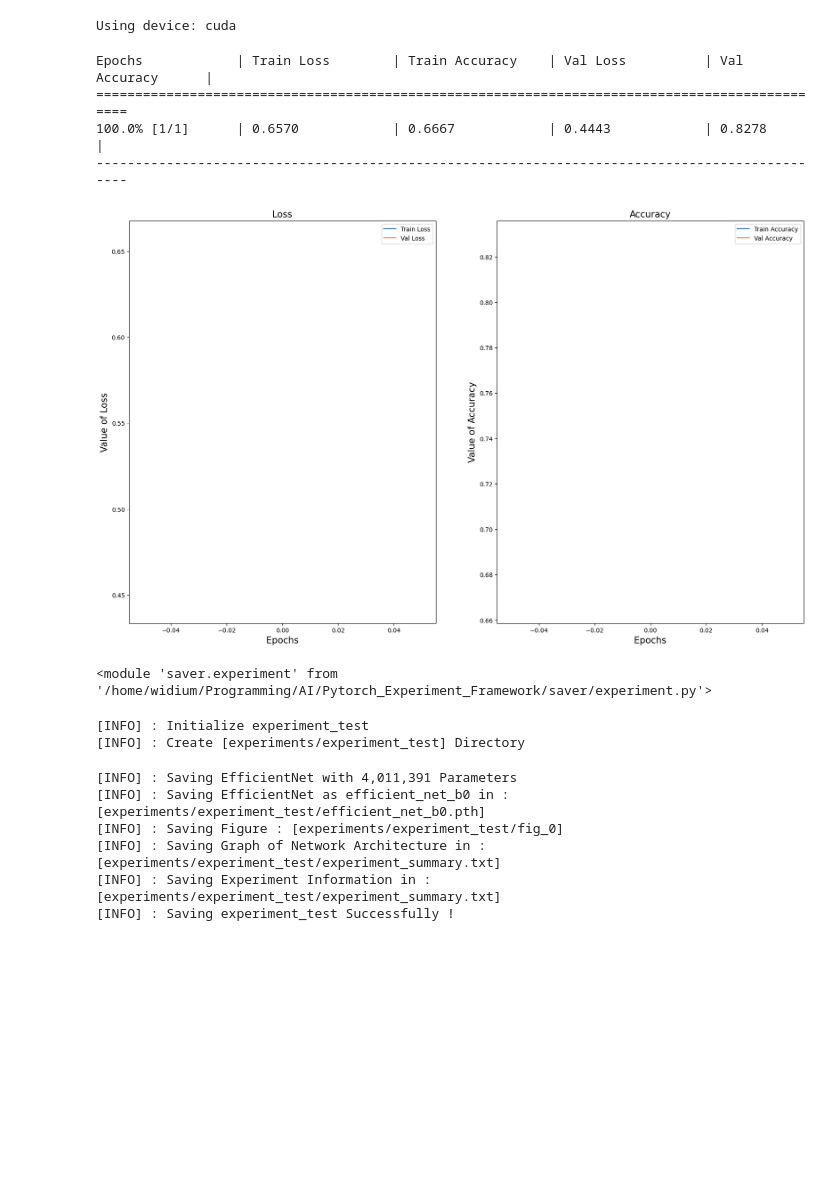
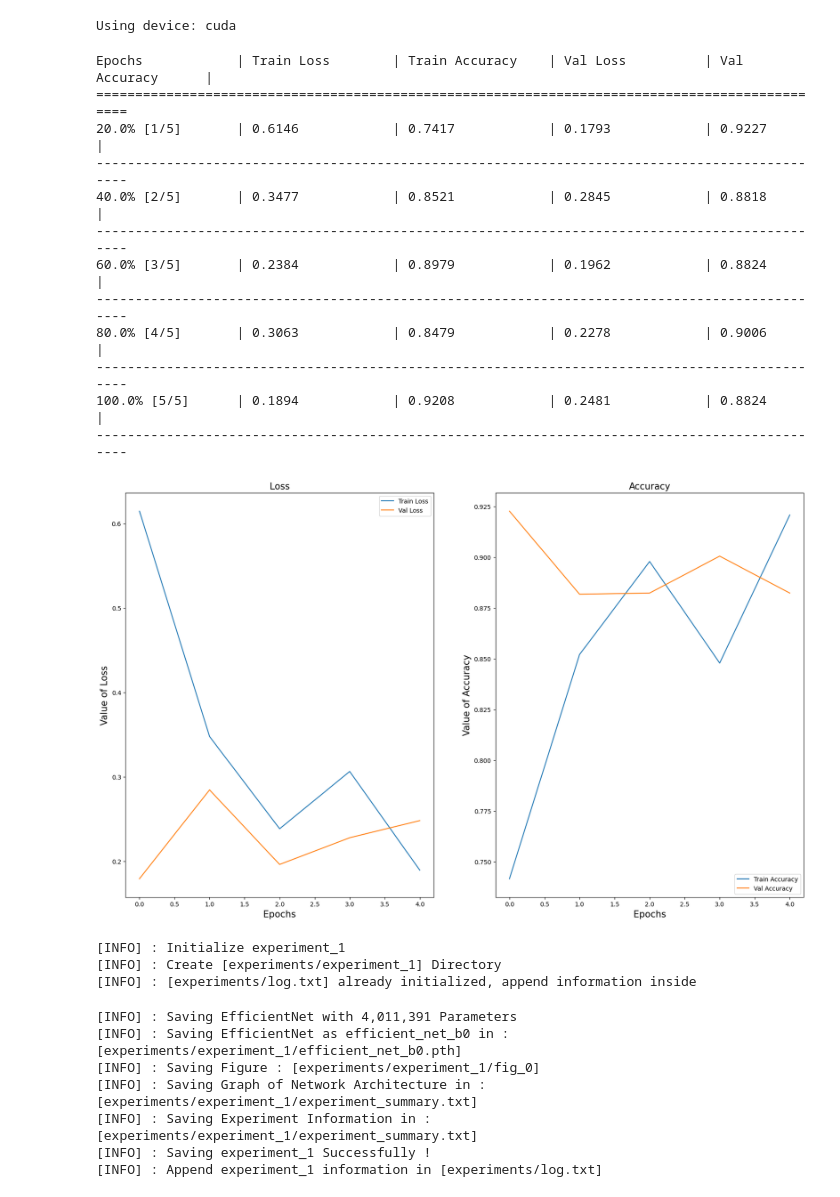
Before and after one commit to widium/Pytorch_Experiment_Framework, a Jupyter notebook: experiment.ipynb, the cells around one changed output. Cells and saved outputs as stored; diff of their text form; code cells hidden in the pictures; blank space fills up the shorter version.

Commit message:
append logfile tracking

```diff
--- a/experiment.ipynb
+++ b/experiment.ipynb
@@ -185,56 +185,55 @@ Using device: cuda
 # %%
 from torch.nn import CrossEntropyLoss
 from torch.optim import Adam, SGD
 from torchmetrics.classification import F1Score
-from utils.training import train
+from utils.training.core import train
 
 efficientnetb0_feature_extractor.to(device)
 
 
 metric_function = F1Score(task="multiclass", num_classes=3)
 optimizer = Adam(efficientnetb0_feature_extractor.parameters(), lr=0.01)
 loss_function = CrossEntropyLoss()
 
 
 history = train(
     model=efficientnetb0_feature_extractor,
     train_dataloader=train_dataloader,
     test_dataloader=test_dataloader,
     optimizer=optimizer,
     loss_function=loss_function,
     metric_function=metric_function,
     device=device,
-    epochs=1
+    epochs=5
 )
 # %% [output]
 Epochs            | Train Loss        | Train Accuracy    | Val Loss          | Val Accuracy      |
 ===============================================================================================
-100.0% [1/1]      | 0.6570            | 0.6667            | 0.4443            | 0.8278            |
+20.0% [1/5]       | 0.6146            | 0.7417            | 0.1793            | 0.9227            |
 -----------------------------------------------------------------------------------------------
+40.0% [2/5]       | 0.3477            | 0.8521            | 0.2845            | 0.8818            |
+-----------------------------------------------------------------------------------------------
+60.0% [3/5]       | 0.2384            | 0.8979            | 0.1962            | 0.8824            |
+-----------------------------------------------------------------------------------------------
+80.0% [4/5]       | 0.3063            | 0.8479            | 0.2278            | 0.9006            |
+-----------------------------------------------------------------------------------------------
+100.0% [5/5]      | 0.1894            | 0.9208            | 0.2481            | 0.8824            |
+-----------------------------------------------------------------------------------------------
-[figure, old version]
+[figure, new version]
-# %%
-import importlib
-
-from saver import experiment
-import saver
-
-importlib.reload(module=saver)
-importlib.reload(module=experiment)
-# %% [output]
-<module 'saver.experiment' from '/home/widium/Programming/AI/Pytorch_Experiment_Framework/saver/experiment.py'>
 # %%
 !rm -rf experiments/experiment_test
 # %%
 from saver.experiment import ExperimentSaver
 
 saver = ExperimentSaver(
-    experiment_name="experiment_test",
+    experiment_name="experiment_1",
     model_name="efficient_net_b0",
     location="experiments/",
 )
 # %% [output]
-[INFO] : Initialize experiment_test
-[INFO] : Create [experiments/experiment_test] Directory
+[INFO] : Initialize experiment_1
+[INFO] : Create [experiments/experiment_1] Directory
+[INFO] : [experiments/log.txt] already initialized, append information inside
 # %%
 num_epochs = len(history["Epochs"])
 last_train_accuracy = history["Train Accuracy"][-1]
@@ -252,8 +251,8 @@ saver.create_experiment(
     dataset_size="20%",
     batch_size=BATCH_SIZE,
     epochs=num_epochs,
-    train_accuracy=last_train_accuracy,
-    test_accuracy=last_test_accuracy,
+    last_train_accuracy=last_train_accuracy,
+    last_test_accuracy=last_test_accuracy,
     underfitting_diag=underfitting_diagnostic,
     overfitting_diag=overfitting_diagnostic,
     figures=experiment_figures,
@@ -264,8 +263,9 @@ saver.create_experiment(
 )
 # %% [output]
 [INFO] : Saving EfficientNet with 4,011,391 Parameters
-[INFO] : Saving EfficientNet as efficient_net_b0 in : [experiments/experiment_test/efficient_net_b0.pth]
-[INFO] : Saving Figure : [experiments/experiment_test/fig_0]
-[INFO] : Saving Graph of Network Architecture in : [experiments/experiment_test/experiment_summary.txt]
-[INFO] : Saving Experiment Information in : [experiments/experiment_test/experiment_summary.txt]
-[INFO] : Saving experiment_test Successfully !
+[INFO] : Saving EfficientNet as efficient_net_b0 in : [experiments/experiment_1/efficient_net_b0.pth]
+[INFO] : Saving Figure : [experiments/experiment_1/fig_0]
+[INFO] : Saving Graph of Network Architecture in : [experiments/experiment_1/experiment_summary.txt]
+[INFO] : Saving Experiment Information in : [experiments/experiment_1/experiment_summary.txt]
+[INFO] : Saving experiment_1 Successfully !
+[INFO] : Append experiment_1 information in [experiments/log.txt]
```
Also changed, not shown: 15 other files.
